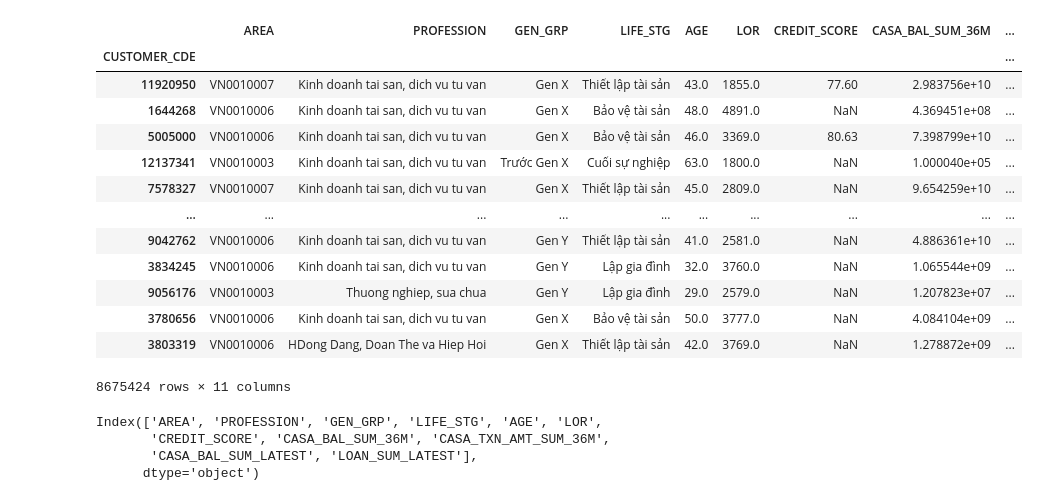
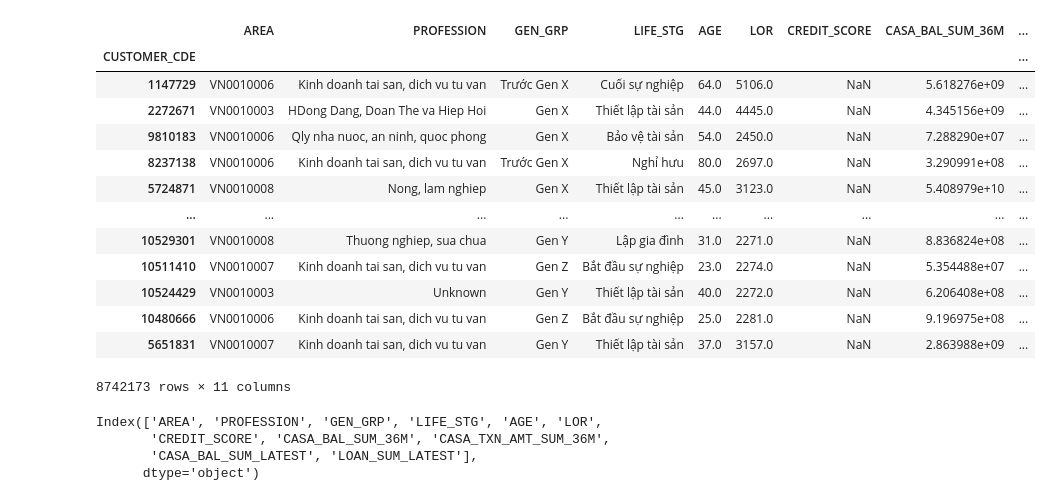
Before and after one commit to HuynhThanhQuan/feature-store, a Jupyter notebook: reactive_casa/deploy/notebook/inspect_model_performance.ipynb, the cells around one changed output. Cells and saved outputs as stored; diff of their text form; code cells hidden in the pictures.

```diff
--- a/reactive_casa/deploy/notebook/inspect_model_performance.ipynb
+++ b/reactive_casa/deploy/notebook/inspect_model_performance.ipynb
@@ -6,20 +6,20 @@ import numpy as np
 # %%
 plt.style.use('bmh')
 # %%
-df = pd.read_parquet('../data/01-07-2023/FEATURE_DATA_FMT')
+df = pd.read_parquet('../data/01-08-2023/FEATURE_DATA_FMT')
 df
 # %% [output]
 |  | AREA | PROFESSION | GEN_GRP | LIFE_STG | AGE | LOR | CREDIT_SCORE | CASA_BAL_SUM_36M | ... |
 | CUSTOMER_CDE |  |  |  |  |  |  |  |  | ... |
-| 11920950 | VN0010007 | Kinh doanh tai san, dich vu tu van | Gen X | Thiết lập tài sản | 43.0 | 1855.0 | 77.60 | 2.983756e+10 | ... |
-| 1644268 | VN0010006 | Kinh doanh tai san, dich vu tu van | Gen X | Bảo vệ tài sản | 48.0 | 4891.0 | NaN | 4.369451e+08 | ... |
-| 5005000 | VN0010006 | Kinh doanh tai san, dich vu tu van | Gen X | Bảo vệ tài sản | 46.0 | 3369.0 | 80.63 | 7.398799e+10 | ... |
-| 12137341 | VN0010003 | Kinh doanh tai san, dich vu tu van | Trước Gen X | Cuối sự nghiệp | 63.0 | 1800.0 | NaN | 1.000040e+05 | ... |
-| 7578327 | VN0010007 | Kinh doanh tai san, dich vu tu van | Gen X | Thiết lập tài sản | 45.0 | 2809.0 | NaN | 9.654259e+10 | ... |
+| 1147729 | VN0010006 | Kinh doanh tai san, dich vu tu van | Trước Gen X | Cuối sự nghiệp | 64.0 | 5106.0 | NaN | 5.618276e+09 | ... |
+| 2272671 | VN0010003 | HDong Dang, Doan The va Hiep Hoi | Gen X | Thiết lập tài sản | 44.0 | 4445.0 | NaN | 4.345156e+09 | ... |
+| 9810183 | VN0010006 | Qly nha nuoc, an ninh, quoc phong | Gen X | Bảo vệ tài sản | 54.0 | 2450.0 | NaN | 7.288290e+07 | ... |
+| 8237138 | VN0010006 | Kinh doanh tai san, dich vu tu van | Trước Gen X | Nghỉ hưu | 80.0 | 2697.0 | NaN | 3.290991e+08 | ... |
+| 5724871 | VN0010008 | Nong, lam nghiep | Gen X | Thiết lập tài sản | 45.0 | 3123.0 | NaN | 5.408979e+10 | ... |
 | ... | ... | ... | ... | ... | ... | ... | ... | ... | ... |
-| 9042762 | VN0010006 | Kinh doanh tai san, dich vu tu van | Gen Y | Thiết lập tài sản | 41.0 | 2581.0 | NaN | 4.886361e+10 | ... |
-| 3834245 | VN0010006 | Kinh doanh tai san, dich vu tu van | Gen Y | Lập gia đình | 32.0 | 3760.0 | NaN | 1.065544e+09 | ... |
-| 9056176 | VN0010003 | Thuong nghiep, sua chua | Gen Y | Lập gia đình | 29.0 | 2579.0 | NaN | 1.207823e+07 | ... |
-| 3780656 | VN0010006 | Kinh doanh tai san, dich vu tu van | Gen X | Bảo vệ tài sản | 50.0 | 3777.0 | NaN | 4.084104e+09 | ... |
-| 3803319 | VN0010006 | HDong Dang, Doan The va Hiep Hoi | Gen X | Thiết lập tài sản | 42.0 | 3769.0 | NaN | 1.278872e+09 | ... |
+| 10529301 | VN0010008 | Thuong nghiep, sua chua | Gen Y | Lập gia đình | 31.0 | 2271.0 | NaN | 8.836824e+08 | ... |
+| 10511410 | VN0010007 | Kinh doanh tai san, dich vu tu van | Gen Z | Bắt đầu sự nghiệp | 23.0 | 2274.0 | NaN | 5.354488e+07 | ... |
+| 10524429 | VN0010003 | Unknown | Gen Y | Thiết lập tài sản | 40.0 | 2272.0 | NaN | 6.206408e+08 | ... |
+| 10480666 | VN0010006 | Kinh doanh tai san, dich vu tu van | Gen Z | Bắt đầu sự nghiệp | 25.0 | 2281.0 | NaN | 9.196975e+08 | ... |
+| 5651831 | VN0010007 | Kinh doanh tai san, dich vu tu van | Gen Y | Thiết lập tài sản | 37.0 | 3157.0 | NaN | 2.863988e+09 | ... |
-8675424 rows × 11 columns
+8742173 rows × 11 columns
```
Also changed, not shown: parts of 9 cells of this notebook.
